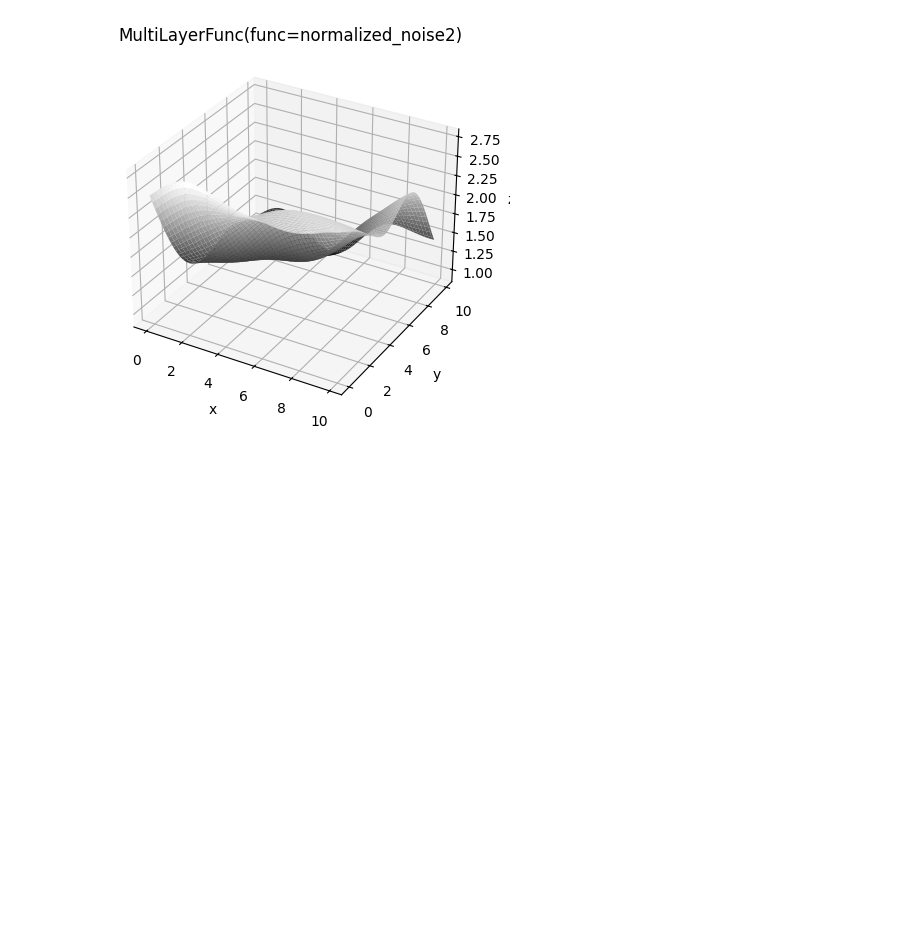
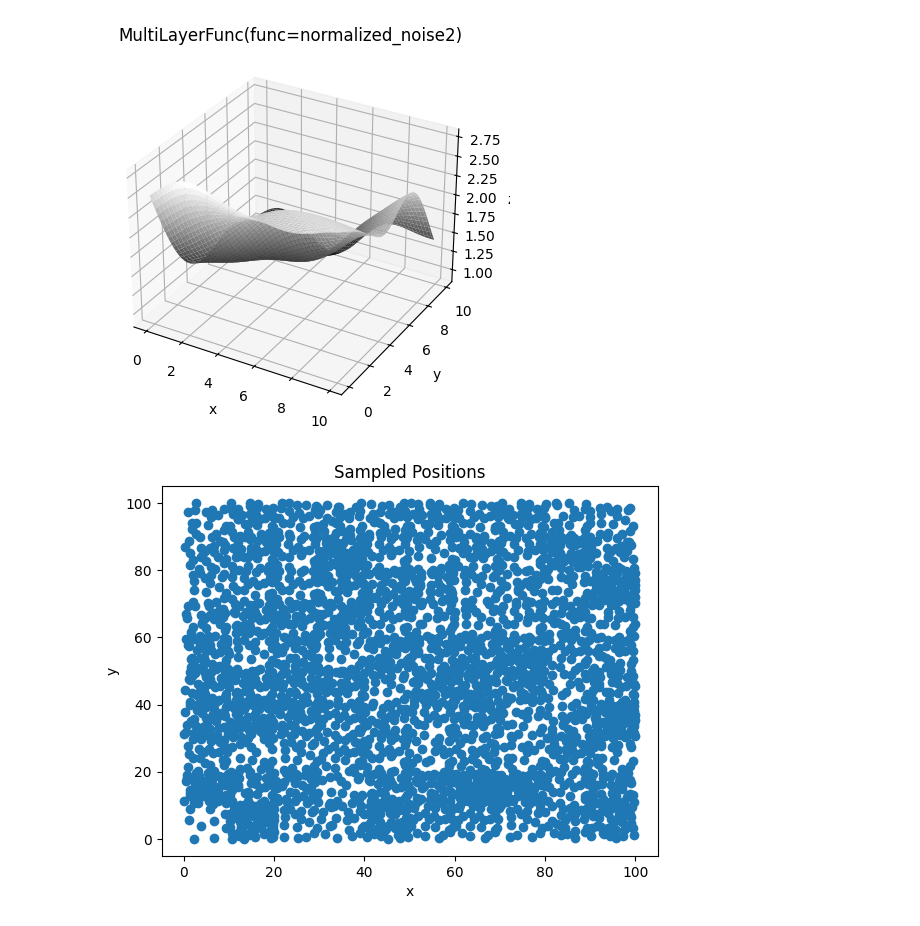
Before and after one commit to GrafCzterech/forest_gen, a Jupyter notebook: interactive.ipynb, the cells around one changed output. Saved outputs shown, nothing was run; the diff lists cells and outputs as text; code cells hidden in the pictures; blank space fills up the shorter version.

Commit message:
Experimental poisson-pmap forest dist

```diff
--- a/interactive.ipynb
+++ b/interactive.ipynb
@@ -68,3 +65,20 @@ def plot_noise_func_3d(size=10, step=0.1):
 plot_noise_func_3d(size=10)
 # %% [output]
 [figure]
+# %%
+from forest_gen.asset_dist import sample_positions
+
+positions = sample_positions(100, 100, 3.0, 10.0)
+
+def plot_positions(positions: list[tuple[float, float]]):
+    fig, ax = plt.subplots()
+    positions_array = np.array(positions)  # Convert list of arrays to a single 2D numpy array
+    ax.scatter(positions_array[:, 0], positions_array[:, 1])
+    ax.set_title("Sampled Positions")
+    ax.set_xlabel('x')
+    ax.set_ylabel('y')
+    plt.show()
+
+plot_positions(positions)
+# %% [output]
+[figure, added]
```
Also changed, not shown: parts of 1 cell of this notebook, 4 other files.
